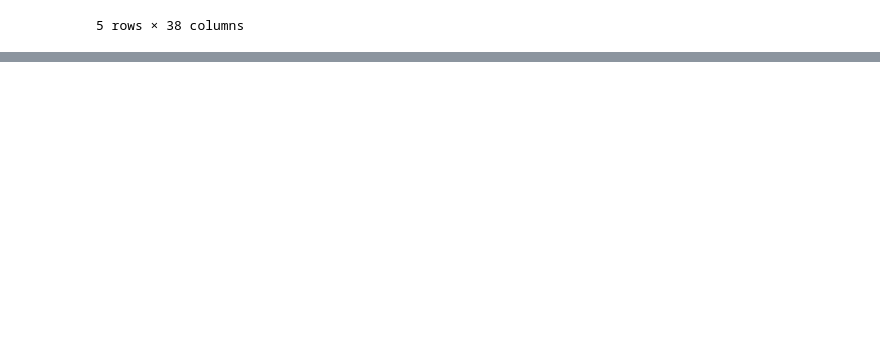
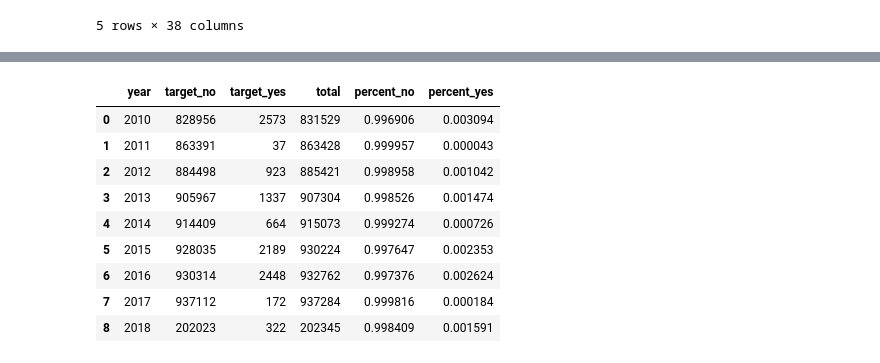
Before and after one commit to Angelicogfa/tcc_mba_datascience_analytics_usp_esalq, a Jupyter notebook: 02-analise_exploratoria.ipynb, the cells around one changed output, grey strips where cells are left out. Cells and saved outputs as stored; diff of their text form; code cells hidden in the pictures; blank space fills up the shorter version.

```diff
--- a/02-analise_exploratoria.ipynb
+++ b/02-analise_exploratoria.ipynb
@@ -34,0 +87,18 @@ dtype: float64
+# %%
+df_time = pd.pivot_table(df_time, index='year', columns='target', aggfunc='count').reset_index()
+df_time.columns = ['year', 'target_no', 'target_yes']
+df_time['total'] = df_time['target_no'] + df_time['target_yes']
+df_time['percent_no'] = df_time['target_no'] / df_time['total']
+df_time['percent_yes'] = df_time['target_yes'] / df_time['total']
+df_time
+# %% [output]
+|  | year | target_no | target_yes | total | percent_no | percent_yes |
+| 0 | 2010 | 828956 | 2573 | 831529 | 0.996906 | 0.003094 |
+| 1 | 2011 | 863391 | 37 | 863428 | 0.999957 | 0.000043 |
+| 2 | 2012 | 884498 | 923 | 885421 | 0.998958 | 0.001042 |
+| 3 | 2013 | 905967 | 1337 | 907304 | 0.998526 | 0.001474 |
+| 4 | 2014 | 914409 | 664 | 915073 | 0.999274 | 0.000726 |
+| 5 | 2015 | 928035 | 2189 | 930224 | 0.997647 | 0.002353 |
+| 6 | 2016 | 930314 | 2448 | 932762 | 0.997376 | 0.002624 |
+| 7 | 2017 | 937112 | 172 | 937284 | 0.999816 | 0.000184 |
+| 8 | 2018 | 202023 | 322 | 202345 | 0.998409 | 0.001591 |
```
Also changed, not shown: parts of 13 cells of this notebook.
